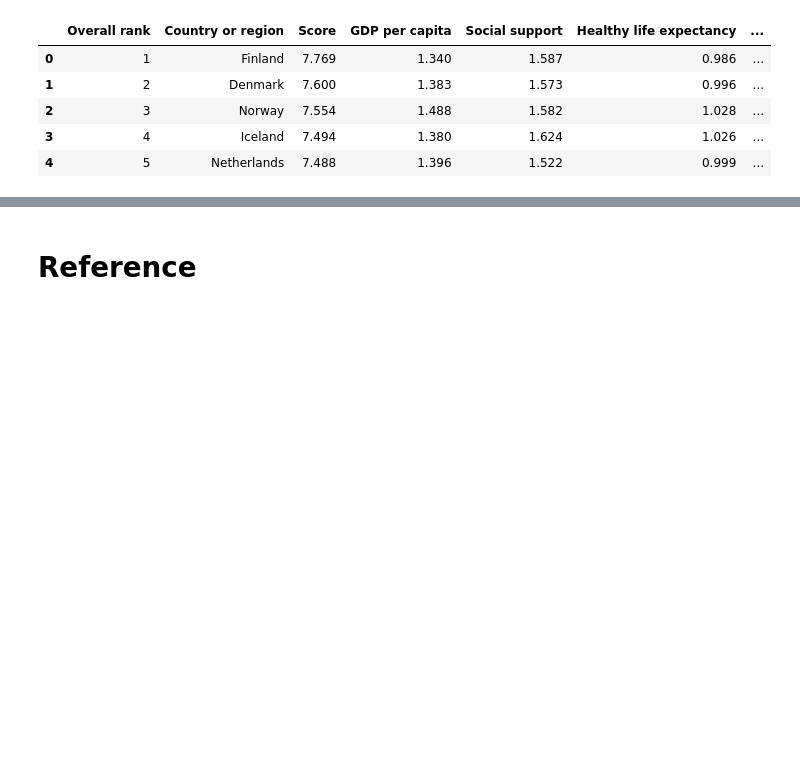
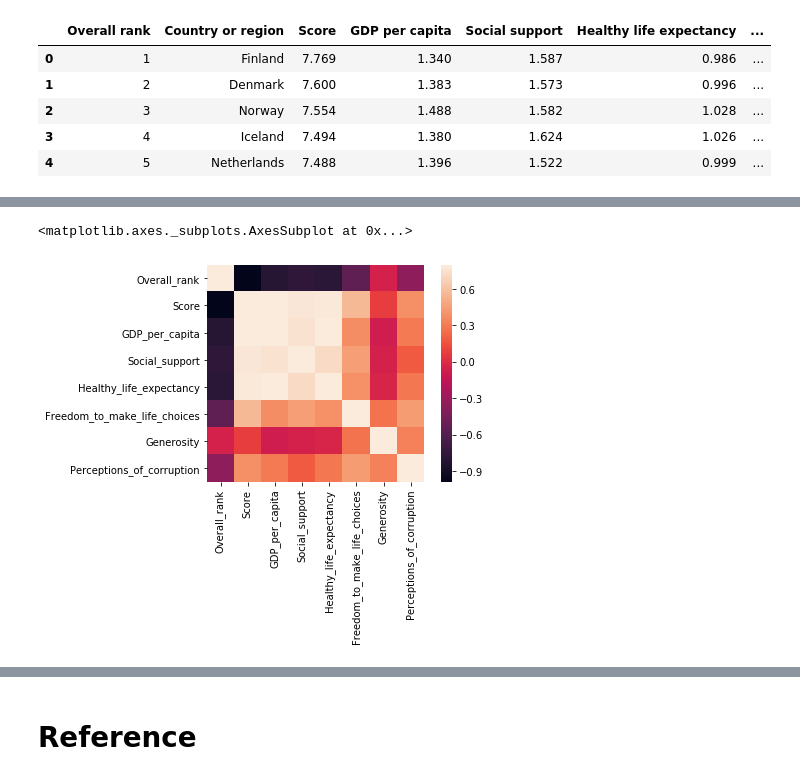
Before and after one commit to fredralm/TTK4260, a Jupyter notebook: L2/HappinessIndex.ipynb, the cells around one changed output, grey strips where cells are left out. Drawn from its saved outputs; the diff is of its cells as text; code cells hidden in the pictures; blank space fills up the shorter version.

```diff
--- a/L2/HappinessIndex.ipynb
+++ b/L2/HappinessIndex.ipynb
@@ -18,3 +18,5 @@ data.head()
 | 2 | 3 | Norway | 7.554 | 1.488 | 1.582 | 1.028 | ... |
 | 3 | 4 | Iceland | 7.494 | 1.380 | 1.624 | 1.026 | ... |
 | 4 | 5 | Netherlands | 7.488 | 1.396 | 1.522 | 0.999 | ... |
+# %%
+data.columns = [c.replace(' ', '_') for c in data.columns]
@@ -20,0 +32,7 @@ data.head()
+# %%
+import seaborn as sns
+corrmat = data.corr()
+sns.heatmap(corrmat, vmax=.8, square=True)
+# %% [output]
+<matplotlib.axes._subplots.AxesSubplot at 0x...>
+[figure, added]
```
Also changed, not shown: parts of 12 cells of this notebook, 2 other files.
